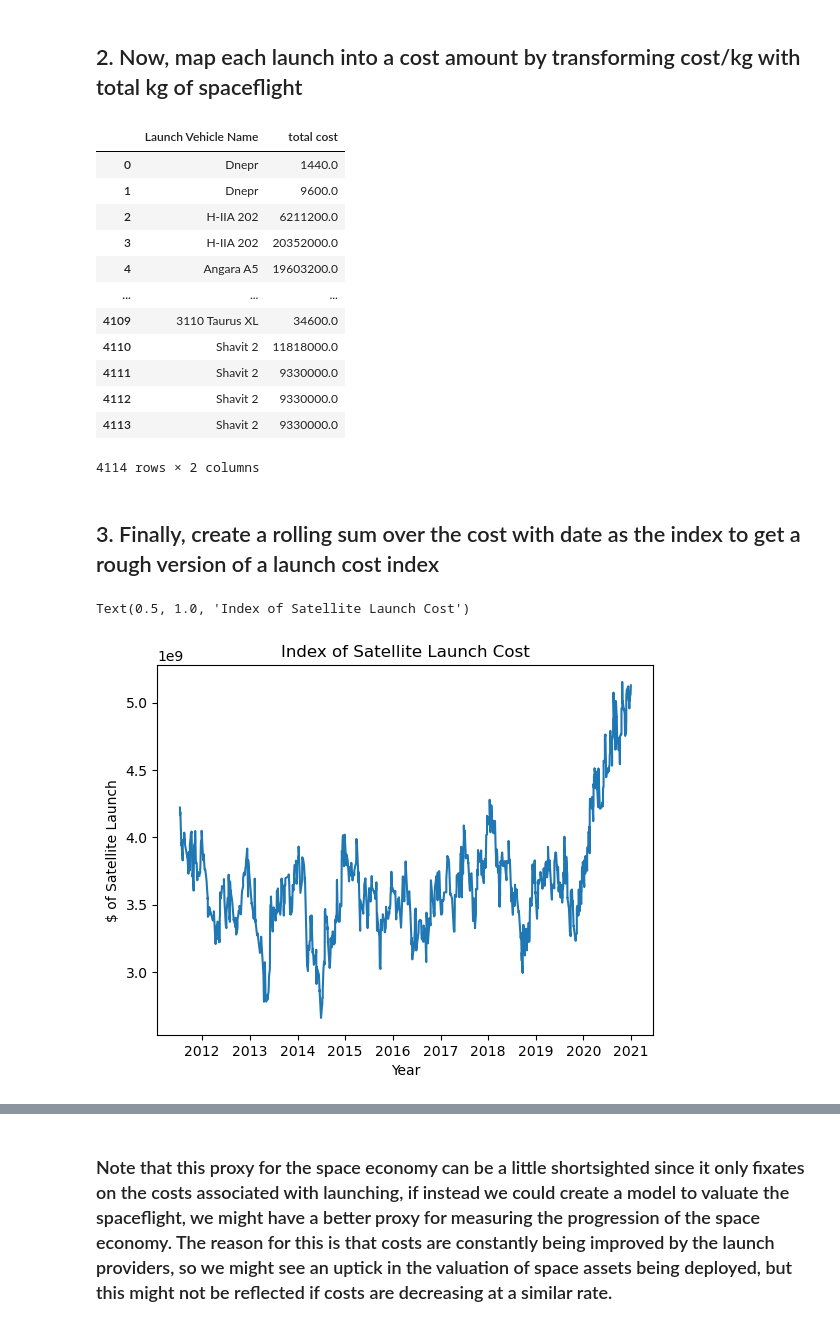
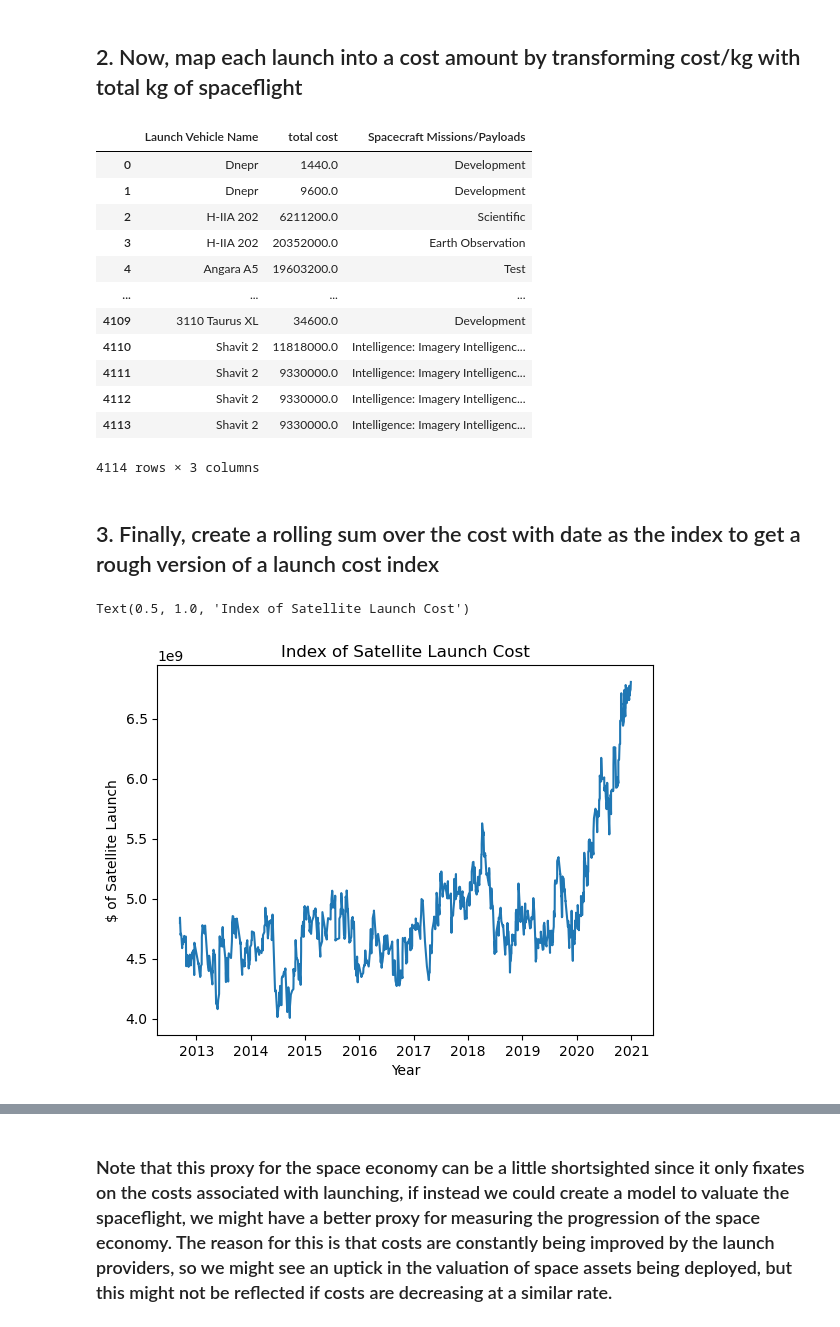
Before and after one commit to LuckyLeqi/CME291, a Jupyter notebook: launches.ipynb, the cells around one changed output, grey strips where cells are left out. Saved outputs shown, nothing was run; the diff lists cells and outputs as text; code cells hidden in the pictures.

```diff
--- a/launches.ipynb
+++ b/launches.ipynb
@@ -93,31 +104,32 @@ print(launch_costs_dict)
 ## 2. Now, map each launch into a cost amount by transforming cost/kg with total kg of spaceflight
 # %%
 mitre['total cost'] = mitre.apply(lambda row: launch_costs_dict[row['Platform']]*row['Mass at Launch kg'] if row['Platform'] in launch_costs_dict else 0, axis = 1)
-display(mitre[['Launch Vehicle Name', 'total cost']])
+display(mitre[['Launch Vehicle Name', 'total cost', 'Spacecraft Missions/Payloads']])
 # %% [output]
-|  | Launch Vehicle Name | total cost |
-| 0 | Dnepr | 1440.0 |
-| 1 | Dnepr | 9600.0 |
-| 2 | H-IIA 202 | 6211200.0 |
-| 3 | H-IIA 202 | 20352000.0 |
-| 4 | Angara A5 | 19603200.0 |
-| ... | ... | ... |
-| 4109 | 3110 Taurus XL | 34600.0 |
-| 4110 | Shavit 2 | 11818000.0 |
-| 4111 | Shavit 2 | 9330000.0 |
-| 4112 | Shavit 2 | 9330000.0 |
-| 4113 | Shavit 2 | 9330000.0 |
+|  | Launch Vehicle Name | total cost | Spacecraft Missions/Payloads |
+| 0 | Dnepr | 1440.0 | Development |
+| 1 | Dnepr | 9600.0 | Development |
+| 2 | H-IIA 202 | 6211200.0 | Scientific |
+| 3 | H-IIA 202 | 20352000.0 | Earth Observation |
+| 4 | Angara A5 | 19603200.0 | Test |
+| ... | ... | ... | ... |
+| 4109 | 3110 Taurus XL | 34600.0 | Development |
+| 4110 | Shavit 2 | 11818000.0 | Intelligence: Imagery Intelligenc... |
+| 4111 | Shavit 2 | 9330000.0 | Intelligence: Imagery Intelligenc... |
+| 4112 | Shavit 2 | 9330000.0 | Intelligence: Imagery Intelligenc... |
+| 4113 | Shavit 2 | 9330000.0 | Intelligence: Imagery Intelligenc... |
-4114 rows × 2 columns
+4114 rows × 3 columns
 # %% [markdown]
 ## 3. Finally, create a rolling sum over the cost with date as the index to get a rough version of a launch cost index
 # %%
 mitre['Launch Date - Actual from Launch Events'] = pd.to_datetime(mitre['Launch Date - Actual from Launch Events'])
 launch_cost = mitre[['Launch Date - Actual from Launch Events', 'total cost']]
 launch_cost = launch_cost.set_index('Launch Date - Actual from Launch Events').sort_index()
-plt.plot((launch_cost['total cost'].rolling(pd.Timedelta(270, "d")).sum())[180:])
+launch_index = launch_cost['total cost'].rolling(pd.Timedelta(360, "d")).sum()[360:]
+plt.plot((launch_cost['total cost'].rolling(pd.Timedelta(360, "d")).sum())[360:])
 plt.xlabel("Year")
 plt.ylabel("$ of Satellite Launch")
 plt.title("Index of Satellite Launch Cost")
 # %% [output]
 Text(0.5, 1.0, 'Index of Satellite Launch Cost')
-[figure, old version]
+[figure, new version]
```
Also changed, not shown: parts of 5 cells of this notebook.
